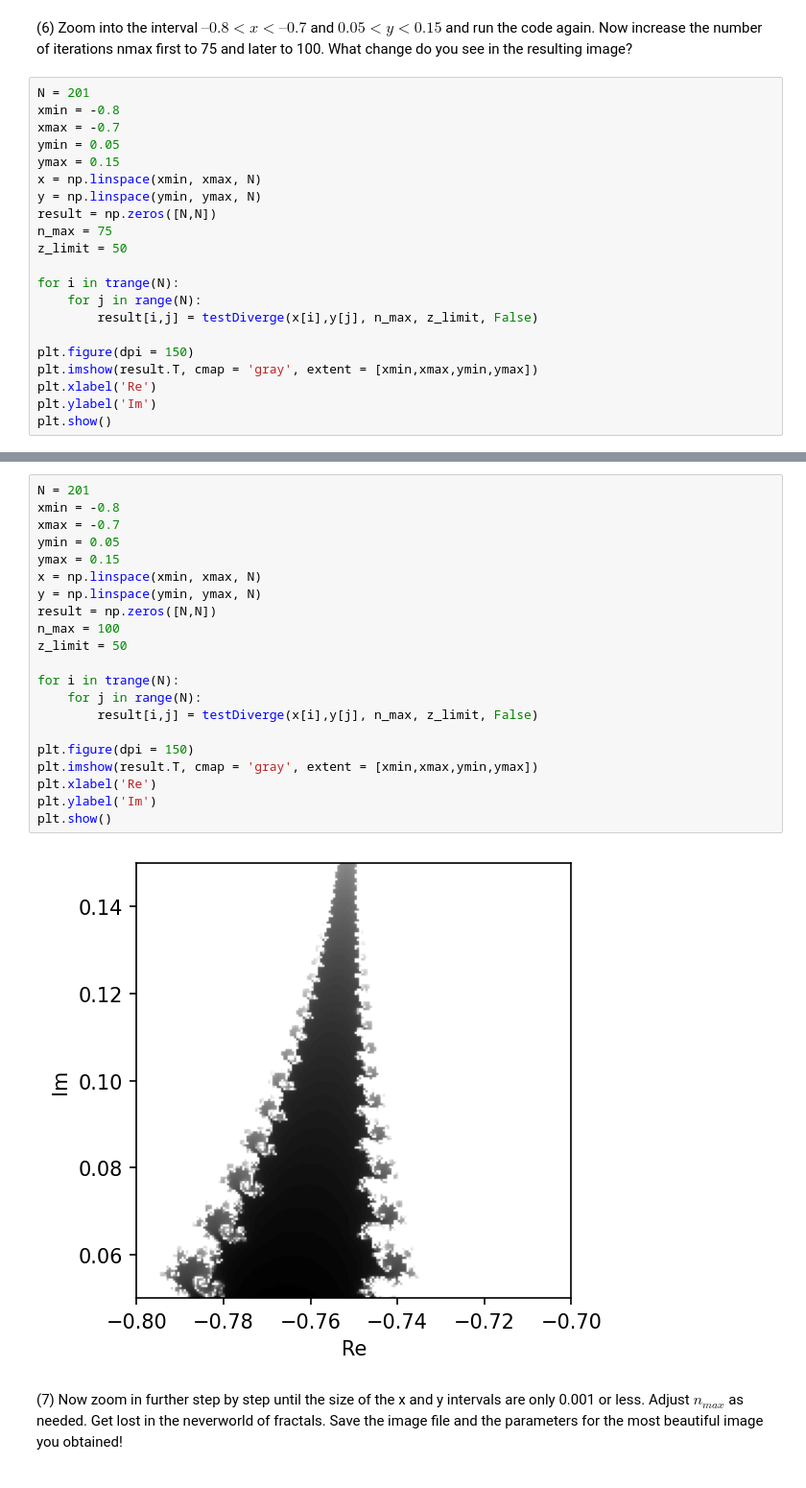
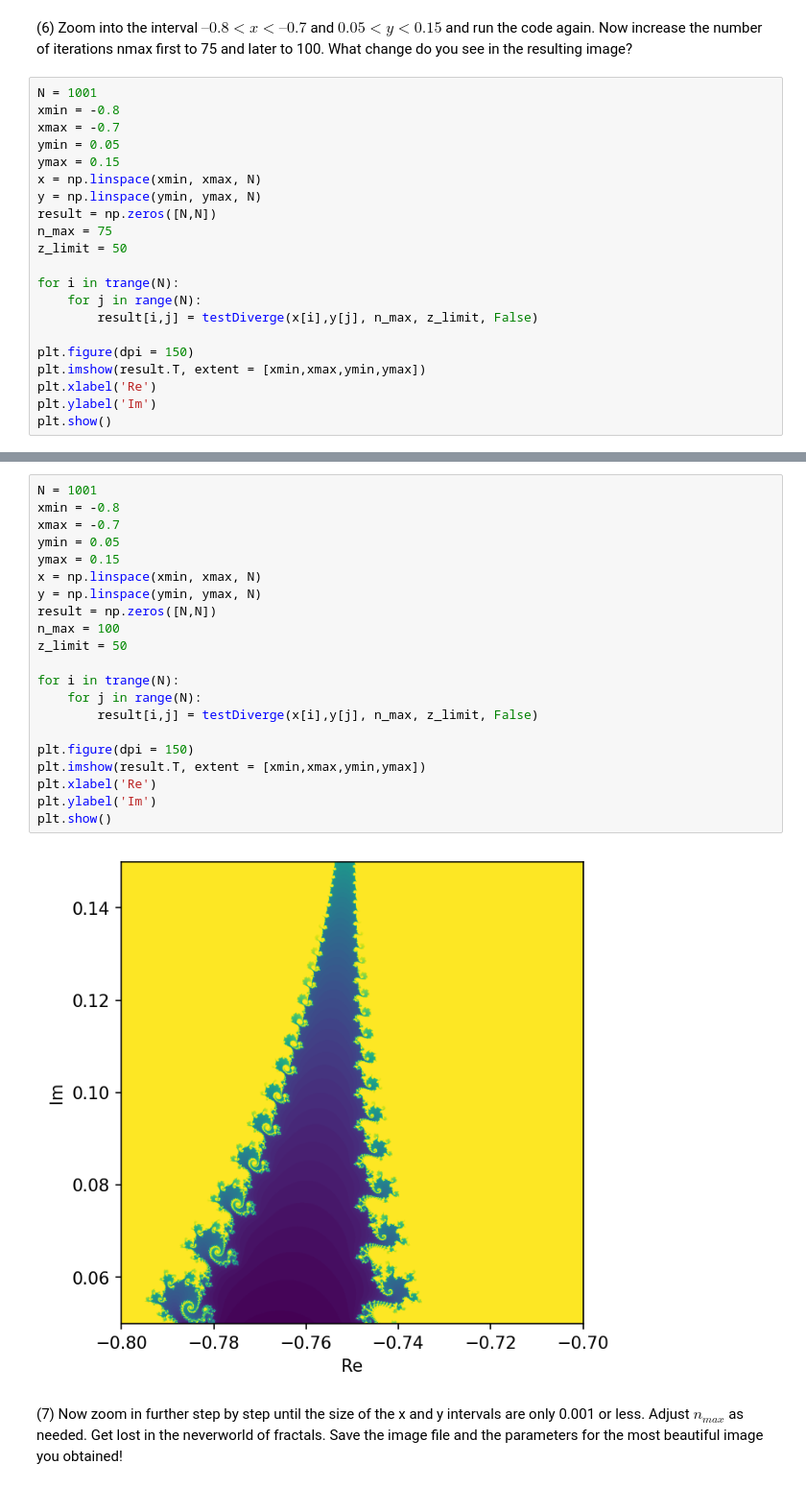
Before and after one commit to coherent17/NYCU-Biomedical-Engineering, a Jupyter notebook: Week4 Mandelbrot_Set/Mandelbrot_Set.ipynb, the cells around one changed output, grey strips where cells are left out. Shown at 96% size. Drawn from its saved outputs; the diff is of its cells as text.

```diff
--- a/Week4 Mandelbrot_Set/Mandelbrot_Set.ipynb
+++ b/Week4 Mandelbrot_Set/Mandelbrot_Set.ipynb
@@ -190,7 +190,7 @@ plt.show()
 # %% [markdown]
 (6) Zoom into the interval $–0.8<x<–0.7$ and $0.05<y<0.15$ and run the code again. Now increase the number of iterations nmax first to 75 and later to 100. What change do you see in the resulting image?
 # %%
-N = 201
+N = 1001
 xmin = -0.8
 xmax = -0.7
 ymin = 0.05
@@ -206,7 +206,7 @@ for i in trange(N):
         result[i,j] = testDiverge(x[i],y[j], n_max, z_limit, False)
 
 plt.figure(dpi = 150)
-plt.imshow(result.T, cmap = 'gray', extent = [xmin,xmax,ymin,ymax])
+plt.imshow(result.T, extent = [xmin,xmax,ymin,ymax])
 plt.xlabel('Re')
 plt.ylabel('Im')
 plt.show()
@@ -215,26 +215,26 @@ plt.show()
 # %%
-N = 201
+N = 1001
 xmin = -0.8
 xmax = -0.7
 ymin = 0.05
 ymax = 0.15
 x = np.linspace(xmin, xmax, N)
 y = np.linspace(ymin, ymax, N)
 result = np.zeros([N,N])
 n_max = 100
 z_limit = 50
 
 for i in trange(N):
     for j in range(N):
         result[i,j] = testDiverge(x[i],y[j], n_max, z_limit, False)
 
 plt.figure(dpi = 150)
-plt.imshow(result.T, cmap = 'gray', extent = [xmin,xmax,ymin,ymax])
+plt.imshow(result.T, extent = [xmin,xmax,ymin,ymax])
 plt.xlabel('Re')
 plt.ylabel('Im')
 plt.show()
 # %% [output]
-[figure, old version]
+[figure, new version]
 # %% [markdown]
 (7) Now zoom in further step by step until the size of the x and y intervals are only 0.001 or less. Adjust $n_{max}$ as needed. Get lost in the neverworld of fractals. Save the image file and the parameters for the most beautiful image you obtained!
 # %%
```
Also changed, not shown: parts of 7 cells of this notebook.
